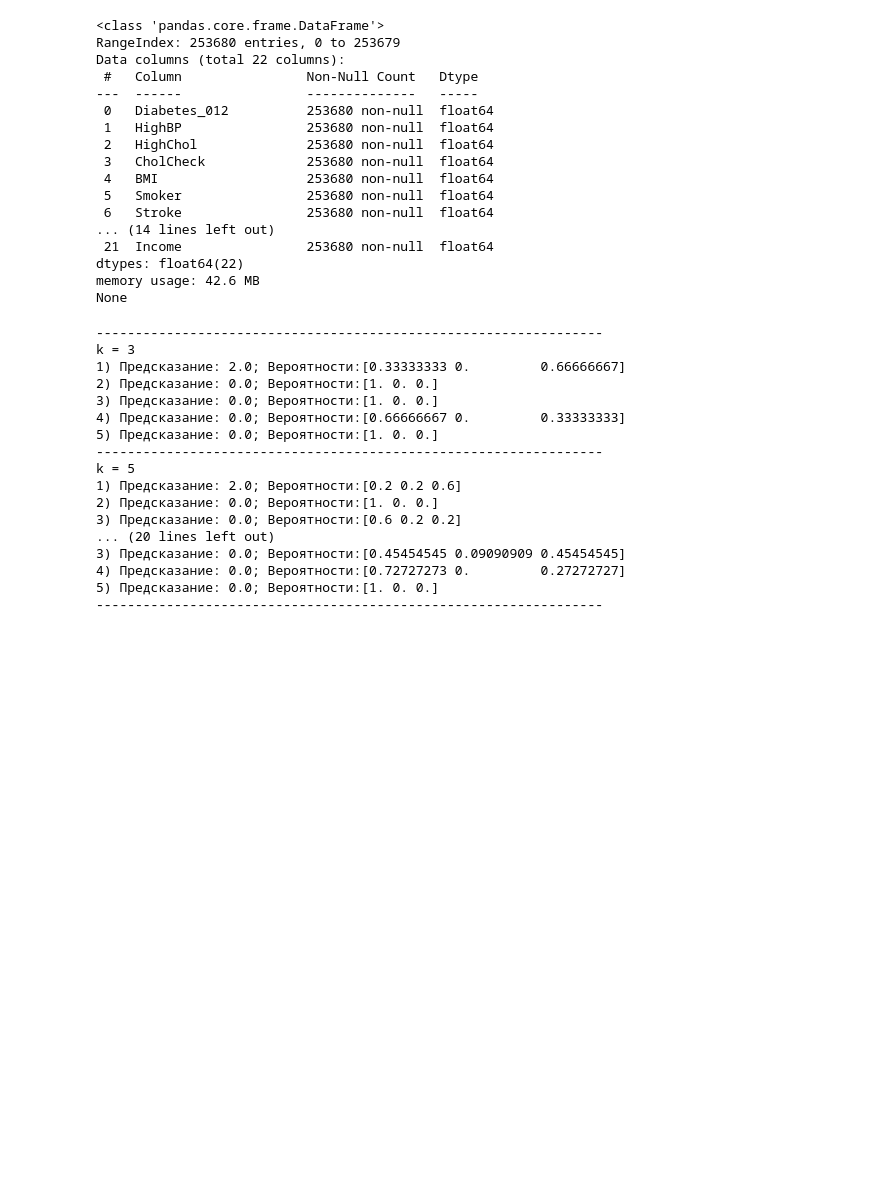
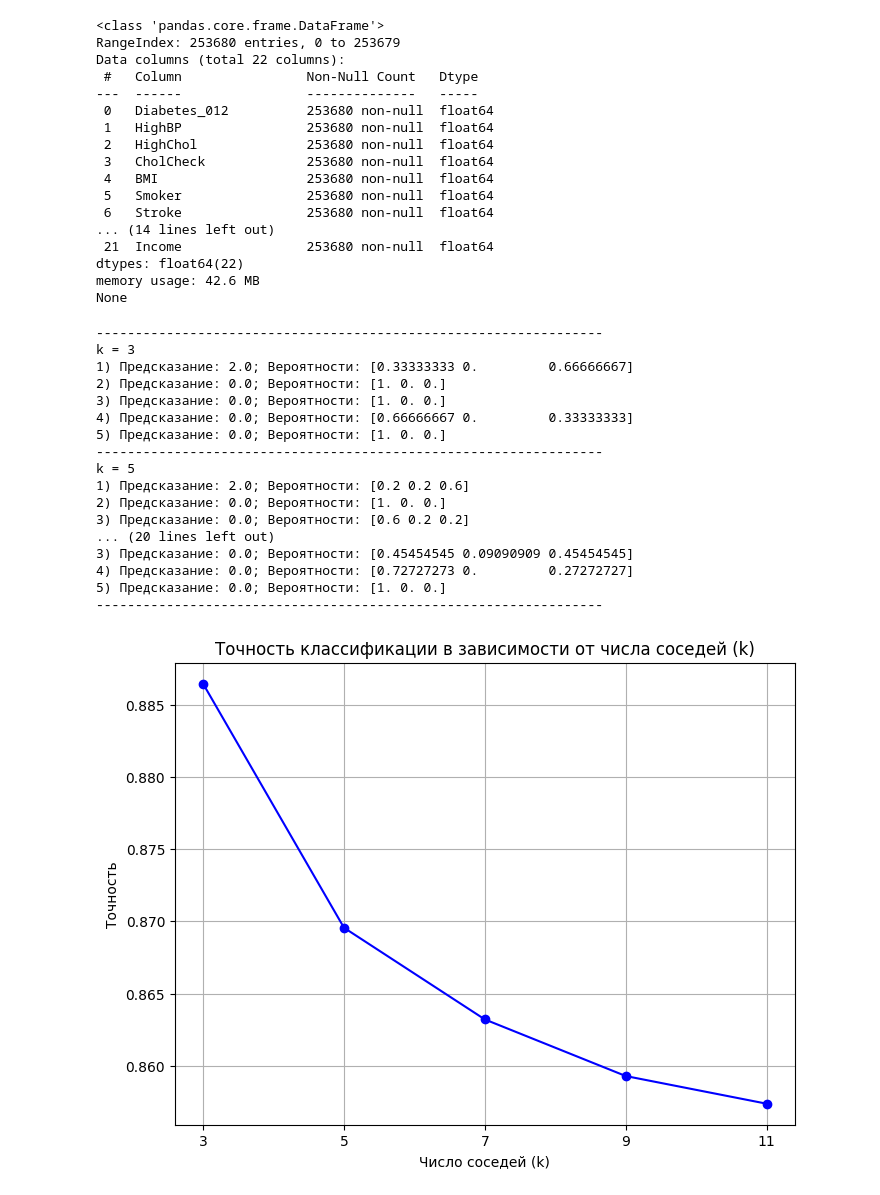
Before and after one commit to Ph0enixMi/Project-InfBez, a Jupyter notebook: model.ipynb, the cells around one changed output. Cells and saved outputs as stored; diff of their text form; code cells hidden in the pictures; blank space fills up the shorter version.

```diff
--- a/model.ipynb
+++ b/model.ipynb
@@ -66,35 +68,53 @@ data.df[predictors] = scaler.fit_transform(data.df[predictors])
 x = data.df[predictors]
 y = data.df[outcome]
 
+accuracies = []
+
 print('-' * 65)
 for k in range(3, 12, 2):
-  kNN = KNeighborsClassifier(n_neighbors=k)
-  kNN.fit(x, y)
+    kNN = KNeighborsClassifier(n_neighbors=k)
+    kNN.fit(x, y)
 
-  print('k =', k)
-  for num_string in range(5):
-    new_record = data.df.loc[num_string:num_string, predictors]
+    predictions = kNN.predict(x)
+    accuracy = accuracy_score(y, predictions)
+    accuracies.append(accuracy)
 
-    prediction = kNN.predict(new_record)
-    probabilities = kNN.predict_proba(new_record)
+    print('k =', k)
+    for num_string in range(5):
+        new_record = data.df.loc[num_string:num_string, predictors]
 
-    print(f'{num_string + 1}) Предсказание: {prediction[0]}; Вероятности:{probabilities[0]}')
-  print('-' * 65)
+        prediction = kNN.predict(new_record)
+        probabilities = kNN.predict_proba(new_record)
+
+        print(f'{num_string + 1}) Предсказание: {prediction[0]}; Вероятности: {probabilities[0]}')
+    print('-' * 65)
 # %% [output]
 -----------------------------------------------------------------
 k = 3
-1) Предсказание: 2.0; Вероятности:[0.33333333 0.         0.66666667]
-2) Предсказание: 0.0; Вероятности:[1. 0. 0.]
-3) Предсказание: 0.0; Вероятности:[1. 0. 0.]
-4) Предсказание: 0.0; Вероятности:[0.66666667 0.         0.33333333]
-5) Предсказание: 0.0; Вероятности:[1. 0. 0.]
+1) Предсказание: 2.0; Вероятности: [0.33333333 0.         0.66666667]
+2) Предсказание: 0.0; Вероятности: [1. 0. 0.]
+3) Предсказание: 0.0; Вероятности: [1. 0. 0.]
+4) Предсказание: 0.0; Вероятности: [0.66666667 0.         0.33333333]
+5) Предсказание: 0.0; Вероятности: [1. 0. 0.]
 -----------------------------------------------------------------
 k = 5
-1) Предсказание: 2.0; Вероятности:[0.2 0.2 0.6]
-2) Предсказание: 0.0; Вероятности:[1. 0. 0.]
-3) Предсказание: 0.0; Вероятности:[0.6 0.2 0.2]
+1) Предсказание: 2.0; Вероятности: [0.2 0.2 0.6]
+2) Предсказание: 0.0; Вероятности: [1. 0. 0.]
+3) Предсказание: 0.0; Вероятности: [0.6 0.2 0.2]
 ... (20 lines left out)
-3) Предсказание: 0.0; Вероятности:[0.45454545 0.09090909 0.45454545]
-4) Предсказание: 0.0; Вероятности:[0.72727273 0.         0.27272727]
-5) Предсказание: 0.0; Вероятности:[1. 0. 0.]
+3) Предсказание: 0.0; Вероятности: [0.45454545 0.09090909 0.45454545]
+4) Предсказание: 0.0; Вероятности: [0.72727273 0.         0.27272727]
+5) Предсказание: 0.0; Вероятности: [1. 0. 0.]
 -----------------------------------------------------------------
+# %%
+k_values = list(range(3, 12, 2))
+plt.figure(figsize=(8, 6))
+plt.plot(k_values, accuracies, marker='o', linestyle='-', color='b')
+plt.title('Точность классификации в зависимости от числа соседей (k)')
+plt.xlabel('Число соседей (k)')
+plt.ylabel('Точность')
+plt.xticks(k_values)
+plt.grid(True)
+plt.show()
+# %% [output]
+[figure, added]
```
Also changed, not shown: parts of 1 cell of this notebook.
